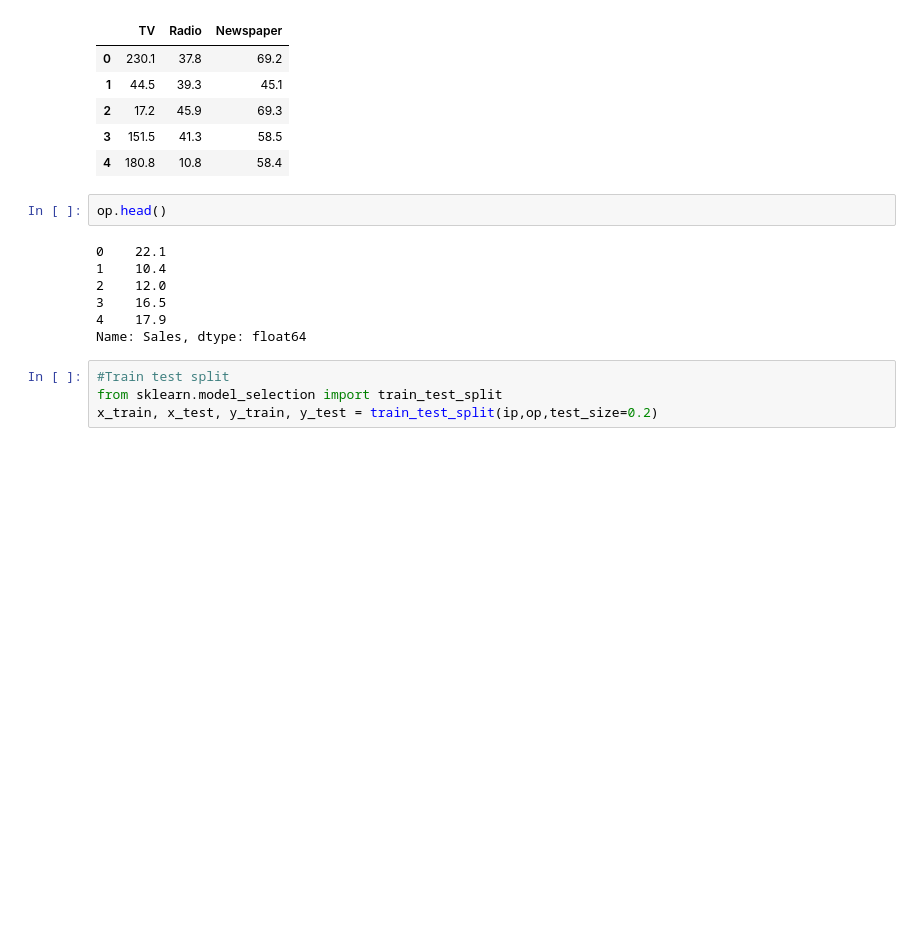
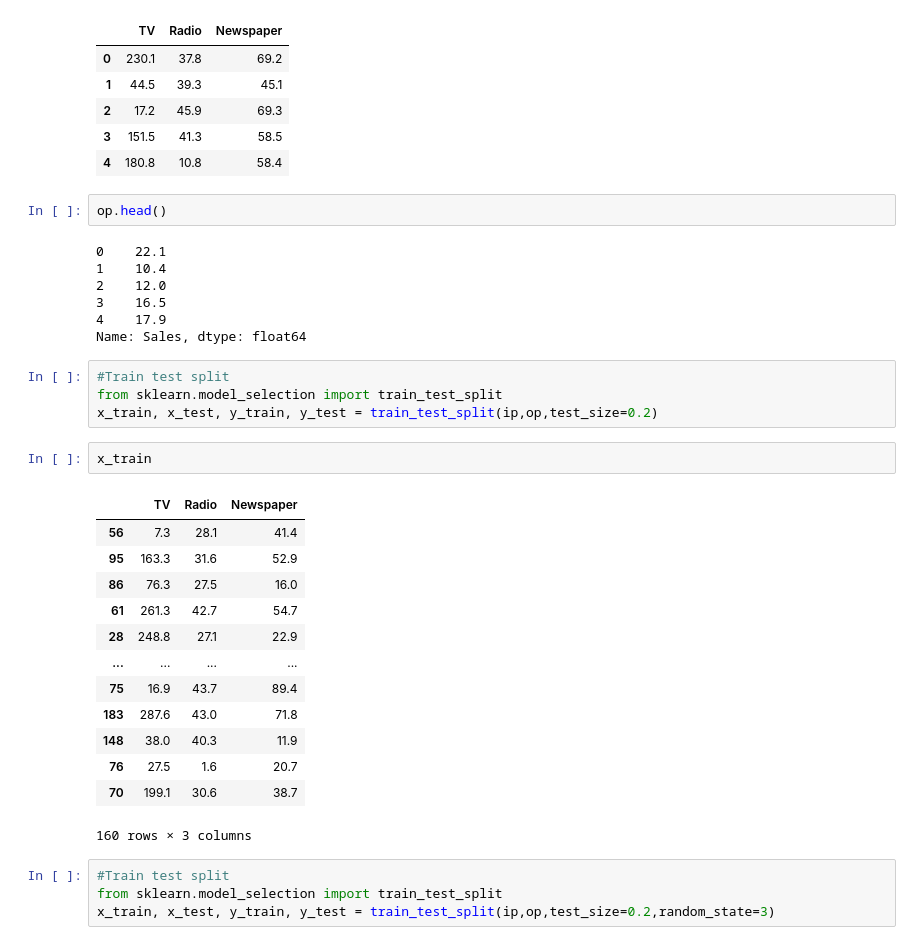
Before and after one commit to musharafaltaf/anacondaPractice, a Jupyter notebook: numpyexample.ipynb, the cells around one changed output. Saved outputs shown, nothing was run; the diff lists cells and outputs as text; blank space fills up the shorter version.

```diff
--- a/numpyexample.ipynb
+++ b/numpyexample.ipynb
@@ -1845,3 +1845,23 @@ Name: Sales, dtype: float64
 #Train test split
 from sklearn.model_selection import train_test_split
 x_train, x_test, y_train, y_test = train_test_split(ip,op,test_size=0.2)
+# %%
+x_train
+# %% [output]
+|  | TV | Radio | Newspaper |
+| 56 | 7.3 | 28.1 | 41.4 |
+| 95 | 163.3 | 31.6 | 52.9 |
+| 86 | 76.3 | 27.5 | 16.0 |
+| 61 | 261.3 | 42.7 | 54.7 |
+| 28 | 248.8 | 27.1 | 22.9 |
+| ... | ... | ... | ... |
+| 75 | 16.9 | 43.7 | 89.4 |
+| 183 | 287.6 | 43.0 | 71.8 |
+| 148 | 38.0 | 40.3 | 11.9 |
+| 76 | 27.5 | 1.6 | 20.7 |
+| 70 | 199.1 | 30.6 | 38.7 |
+160 rows × 3 columns
+# %%
+#Train test split
+from sklearn.model_selection import train_test_split
+x_train, x_test, y_train, y_test = train_test_split(ip,op,test_size=0.2,random_state=3)
```
Also changed, not shown: parts of 8 cells of this notebook.
